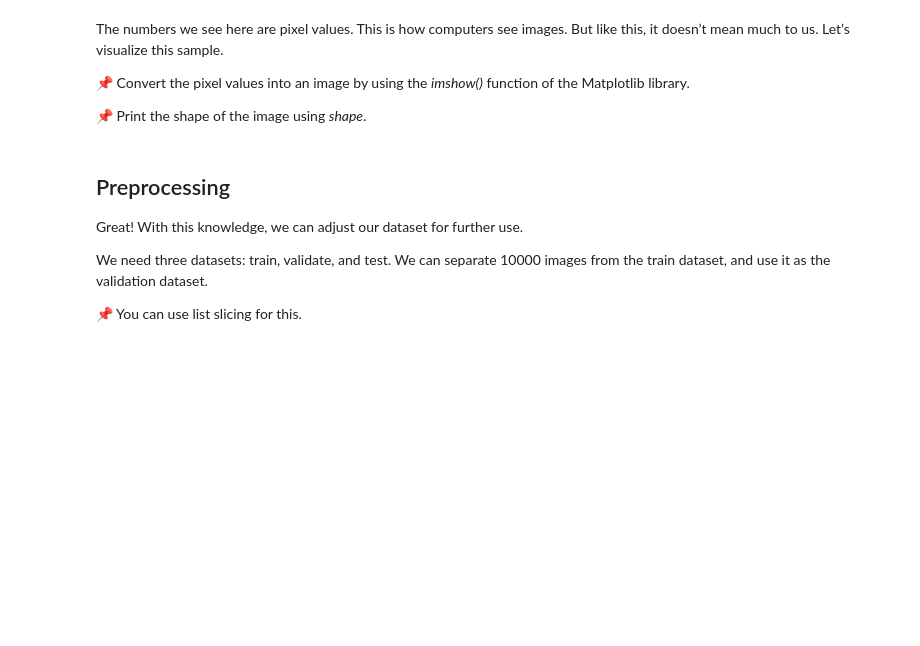
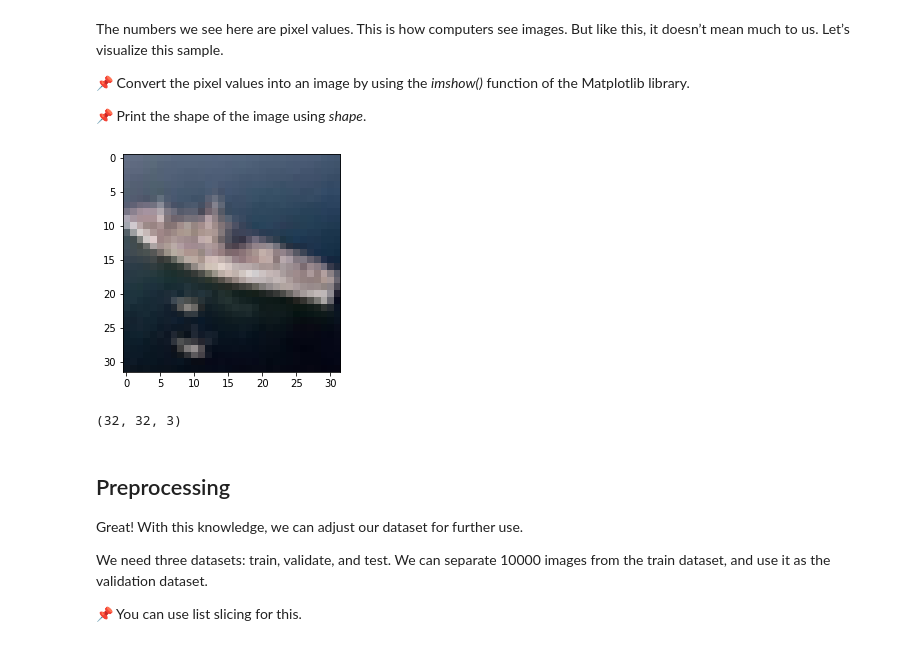
Before and after one commit to gr-uzun/introduction-to-deep-learning, a Jupyter notebook: Guided_Project_2.ipynb, the cells around one changed output. Cells and saved outputs as stored; diff of their text form; code cells hidden in the pictures; blank space fills up the shorter version.

```diff
--- a/Guided_Project_2.ipynb
+++ b/Guided_Project_2.ipynb
@@ -28,6 +28,7 @@ Let's download the CIFAR-10 dataset which is included in Keras and assign it to
 📌 Use the datasets.cifar10.load_data() function of the Keras.
 # %%
 # Download the cifar-10 dataset included in Keras
+(X_train, y_train), (X_test, y_test) = tf.keras.datasets.cifar10.load_data()
 # %% [markdown]
 Now, we can print the the number of samples in the X_train and X_test datasets to see how the dataset is distributed.
 
@@ -46,8 +71,13 @@ The numbers we see here are pixel values. This is how computers see images. But
 📌 Print the shape of the image using *shape*.
 # %%
 # Use the .imshow() function and show the plot
-
+plt.imshow(X_test[789])
+plt.show()
 # Print the shape of the sample image
+print(X_test[789].shape)
+# %% [output]
+[figure, added]
+(32, 32, 3)
 # %% [markdown]
 ## Preprocessing
 Great! With this knowledge, we can adjust our dataset for further use.
```
Also changed, not shown: parts of 22 cells of this notebook.
